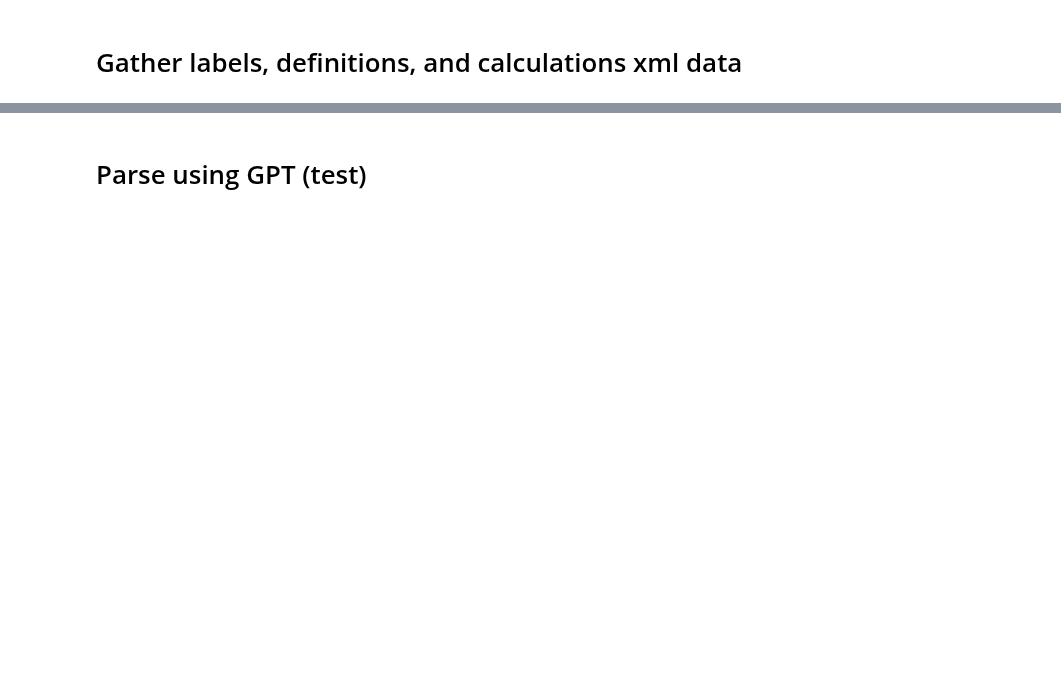
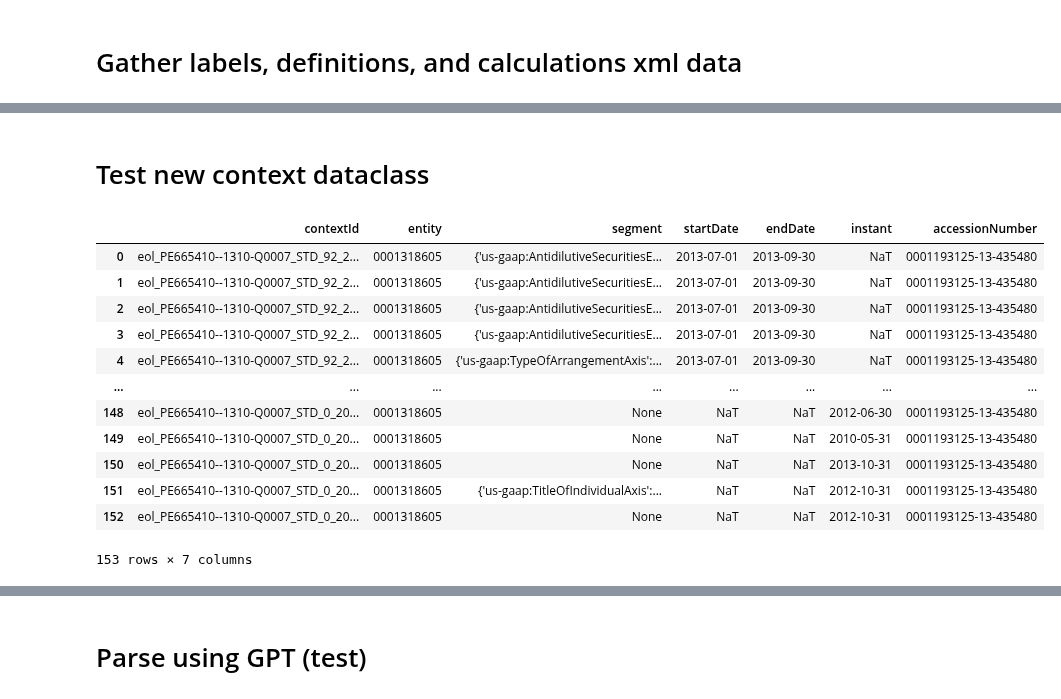
Before and after one commit to dizzydwarfus/finance-dashboard, a Jupyter notebook: utils/secscraper/sec_api_test.ipynb, the cells around one changed output, grey strips where cells are left out. Drawn from its saved outputs; the diff is of its cells as text; code cells hidden in the pictures; blank space fills up the shorter version.

```diff
--- a/utils/secscraper/sec_api_test.ipynb
+++ b/utils/secscraper/sec_api_test.ipynb
@@ -1344,22 +1508,0 @@ sec = SECData()
-# %%
-symbol = TickerData(ticker='V')
-soup = symbol.get_file_data(symbol.filings.loc[symbol.filings['form'] == '10-K', 'file_url'].iloc[0])
-
-contexts = symbol.search_tags(soup, '^context$')
-dict_list = []
-columns = {'contextId': str, 'entity': str, 'segment': str,
-            'startDate': 'datetime64[ns]', 'endDate': 'datetime64[ns]', 'instant': 'datetime64[ns]'}
-for tag in contexts:
-    temp_dict = {}
-    temp_dict['contextId'] = tag.attrs.get('id')
-    temp_dict['entity'] = tag.find("entity").text.split()[
-        0] if tag.find("entity").text is not None else None
-    temp_dict['segment'] = tag.find("segment").text.strip(
-    ) if tag.find("segment") is not None else None
-    temp_dict['startDate'] = tag.find("startdate").text if tag.find(
-        "startdate") is not None else None
-    temp_dict['endDate'] = tag.find("enddate").text if tag.find(
-        "enddate") is not None else None
-    temp_dict['instant'] = tag.find("instant").text if tag.find(
-        "instant") is not None else None
-    dict_list.append(temp_dict)
@@ -1365,0 +1566,36 @@ for tag in contexts:
+# %% [markdown]
+# Test new context dataclass
+# %%
+context_list = []
+contexts_soup = ticker.search_context(soup=soup)
+# %%
+#TODO: get explicit member from segment to categorize the segment by the axis it belongs to
+        # the axis is standardized by US GAAP standards
+        # e.g. ProductorService Axis = srt:ProductOrServiceAxis
+        # e.g. StatementGeographicalAxis Axis = srt:StatementGeographicalAxis
+        # use scraped labels to get the axis name (terselabel) like 'Product and Service' or 'Geographical'
+        # use the axis name to categorize the segment
+
+all_context = pd.DataFrame()
+
+for tag in contexts_soup:
+    context_list.append(Context(context_tag=tag).to_dict())
+context_df = pd.DataFrame(context_list)
+context_df['accessionNumber'] = accessionNumber
+all_context = pd.concat(
+    [all_context, context_df], ignore_index=True)
+all_context
+# %% [output]
+|  | contextId | entity | segment | startDate | endDate | instant | accessionNumber |
+| 0 | eol_PE665410--1310-Q0007_STD_92_2... | 0001318605 | {'us-gaap:AntidilutiveSecuritiesE... | 2013-07-01 | 2013-09-30 | NaT | 0001193125-13-435480 |
+| 1 | eol_PE665410--1310-Q0007_STD_92_2... | 0001318605 | {'us-gaap:AntidilutiveSecuritiesE... | 2013-07-01 | 2013-09-30 | NaT | 0001193125-13-435480 |
+| 2 | eol_PE665410--1310-Q0007_STD_92_2... | 0001318605 | {'us-gaap:AntidilutiveSecuritiesE... | 2013-07-01 | 2013-09-30 | NaT | 0001193125-13-435480 |
+| 3 | eol_PE665410--1310-Q0007_STD_92_2... | 0001318605 | {'us-gaap:AntidilutiveSecuritiesE... | 2013-07-01 | 2013-09-30 | NaT | 0001193125-13-435480 |
+| 4 | eol_PE665410--1310-Q0007_STD_92_2... | 0001318605 | {'us-gaap:TypeOfArrangementAxis':... | 2013-07-01 | 2013-09-30 | NaT | 0001193125-13-435480 |
+| ... | ... | ... | ... | ... | ... | ... | ... |
+| 148 | eol_PE665410--1310-Q0007_STD_0_20... | 0001318605 | None | NaT | NaT | 2012-06-30 | 0001193125-13-435480 |
+| 149 | eol_PE665410--1310-Q0007_STD_0_20... | 0001318605 | None | NaT | NaT | 2010-05-31 | 0001193125-13-435480 |
+| 150 | eol_PE665410--1310-Q0007_STD_0_20... | 0001318605 | None | NaT | NaT | 2013-10-31 | 0001193125-13-435480 |
+| 151 | eol_PE665410--1310-Q0007_STD_0_20... | 0001318605 | {'us-gaap:TitleOfIndividualAxis':... | NaT | NaT | 2012-10-31 | 0001193125-13-435480 |
+| 152 | eol_PE665410--1310-Q0007_STD_0_20... | 0001318605 | None | NaT | NaT | 2012-10-31 | 0001193125-13-435480 |
+153 rows × 7 columns
```
Also changed, not shown: parts of 19 cells of this notebook, 5 other files.
